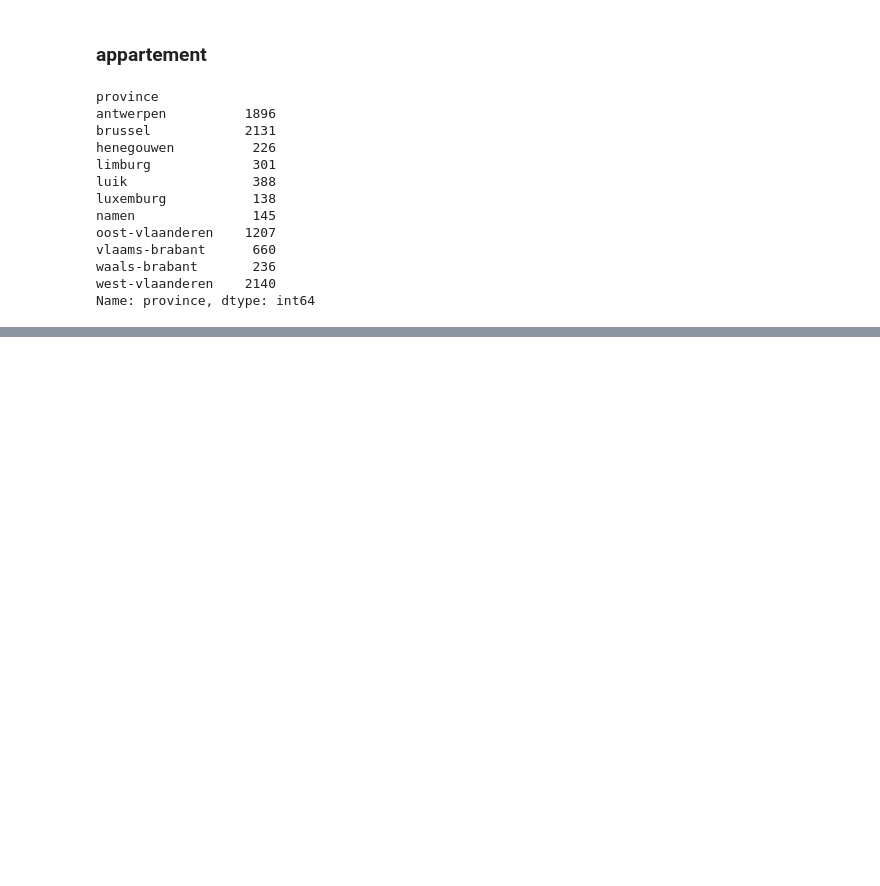
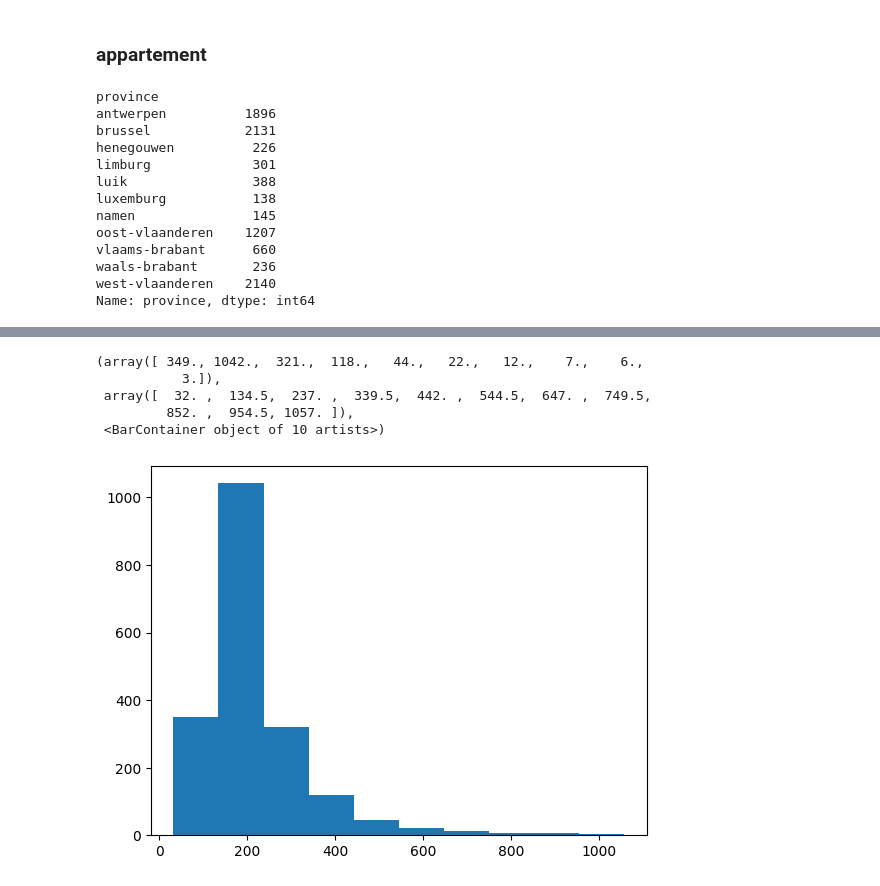
Before and after one commit to NathNacht/immo-eliza-scraping-immozila-Cleaning-EDA, a Jupyter notebook: analyses/sem_anwser.ipynb, the cells around one changed output, grey strips where cells are left out. Cells and saved outputs as stored; diff of their text form; code cells hidden in the pictures; blank space fills up the shorter version.

```diff
--- a/analyses/sem_anwser.ipynb
+++ b/analyses/sem_anwser.ipynb
@@ -264,0 +306,11 @@ sf.heatmap(awestcorr)
+# %%
+mhouse = house
+westv = mhouse[mhouse["province"]=="west-vlaanderen"]
+plt.hist(westv.living_area)
+# %% [output]
+(array([ 349., 1042.,  321.,  118.,   44.,   22.,   12.,    7.,    6.,
+           3.]),
+ array([  32. ,  134.5,  237. ,  339.5,  442. ,  544.5,  647. ,  749.5,
+         852. ,  954.5, 1057. ]),
+ <BarContainer object of 10 artists>)
+[figure, added]
```
Also changed, not shown: parts of 9 cells of this notebook.
